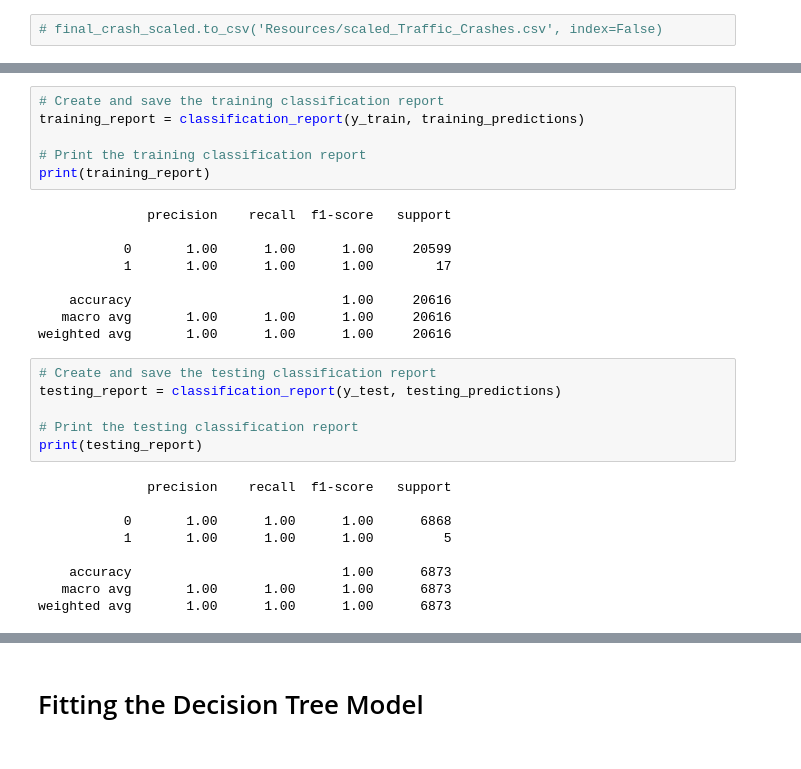
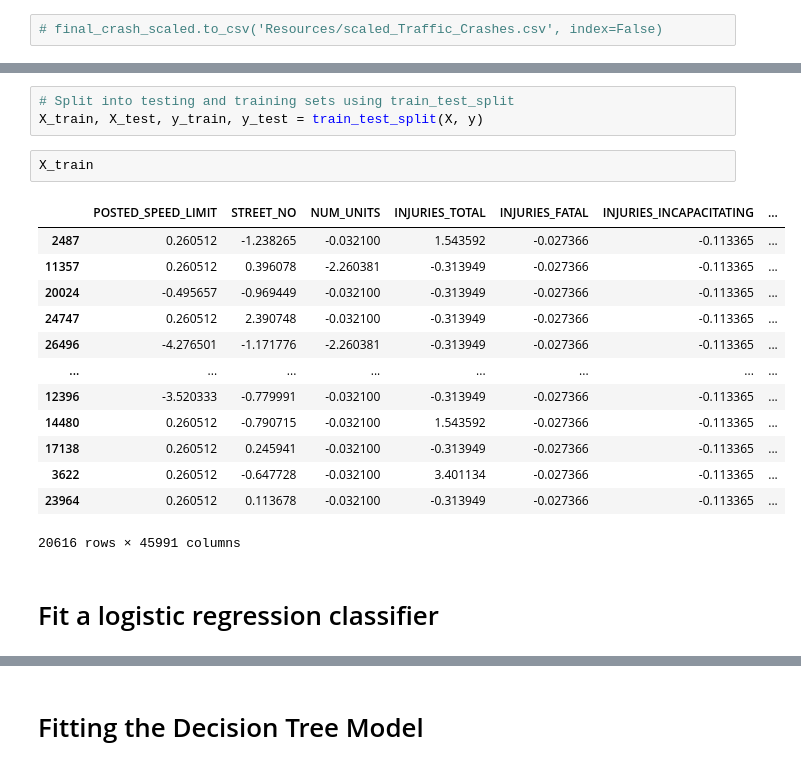
Before and after one commit to SyedFarman/Chicago_Traffic_Crashes, a Jupyter notebook: Main.ipynb, the cells around one changed output, grey strips where cells are left out. Drawn from its saved outputs; the diff is of its cells as text.

```diff
--- a/Main.ipynb
+++ b/Main.ipynb
@@ -783,30 +736,21 @@ print(test_matrix)
-# %%
-# Create and save the training classification report
-training_report = classification_report(y_train, training_predictions)
-
-# Print the training classification report
-print(training_report)
-# %% [output]
-              precision    recall  f1-score   support
-
-           0       1.00      1.00      1.00     20599
-           1       1.00      1.00      1.00        17
-
-    accuracy                           1.00     20616
-   macro avg       1.00      1.00      1.00     20616
-weighted avg       1.00      1.00      1.00     20616
-# %%
-# Create and save the testing classification report
-testing_report = classification_report(y_test, testing_predictions)
-
-# Print the testing classification report
-print(testing_report)
-# %% [output]
-              precision    recall  f1-score   support
-
-           0       1.00      1.00      1.00      6868
-           1       1.00      1.00      1.00         5
-
-    accuracy                           1.00      6873
-   macro avg       1.00      1.00      1.00      6873
-weighted avg       1.00      1.00      1.00      6873
+# %%
+# Split into testing and training sets using train_test_split
+X_train, X_test, y_train, y_test = train_test_split(X, y)
+# %%
+X_train
+# %% [output]
+|  | POSTED_SPEED_LIMIT | STREET_NO | NUM_UNITS | INJURIES_TOTAL | INJURIES_FATAL | INJURIES_INCAPACITATING | ... |
+| 2487 | 0.260512 | -1.238265 | -0.032100 | 1.543592 | -0.027366 | -0.113365 | ... |
+| 11357 | 0.260512 | 0.396078 | -2.260381 | -0.313949 | -0.027366 | -0.113365 | ... |
+| 20024 | -0.495657 | -0.969449 | -0.032100 | -0.313949 | -0.027366 | -0.113365 | ... |
+| 24747 | 0.260512 | 2.390748 | -0.032100 | -0.313949 | -0.027366 | -0.113365 | ... |
+| 26496 | -4.276501 | -1.171776 | -2.260381 | -0.313949 | -0.027366 | -0.113365 | ... |
+| ... | ... | ... | ... | ... | ... | ... | ... |
+| 12396 | -3.520333 | -0.779991 | -0.032100 | -0.313949 | -0.027366 | -0.113365 | ... |
+| 14480 | 0.260512 | -0.790715 | -0.032100 | 1.543592 | -0.027366 | -0.113365 | ... |
+| 17138 | 0.260512 | 0.245941 | -0.032100 | -0.313949 | -0.027366 | -0.113365 | ... |
+| 3622 | 0.260512 | -0.647728 | -0.032100 | 3.401134 | -0.027366 | -0.113365 | ... |
+| 23964 | 0.260512 | 0.113678 | -0.032100 | -0.313949 | -0.027366 | -0.113365 | ... |
+20616 rows × 45991 columns
+# %% [markdown]
+# Fit a logistic regression classifier
```
Also changed, not shown: parts of 49 cells of this notebook, 1 other file.
